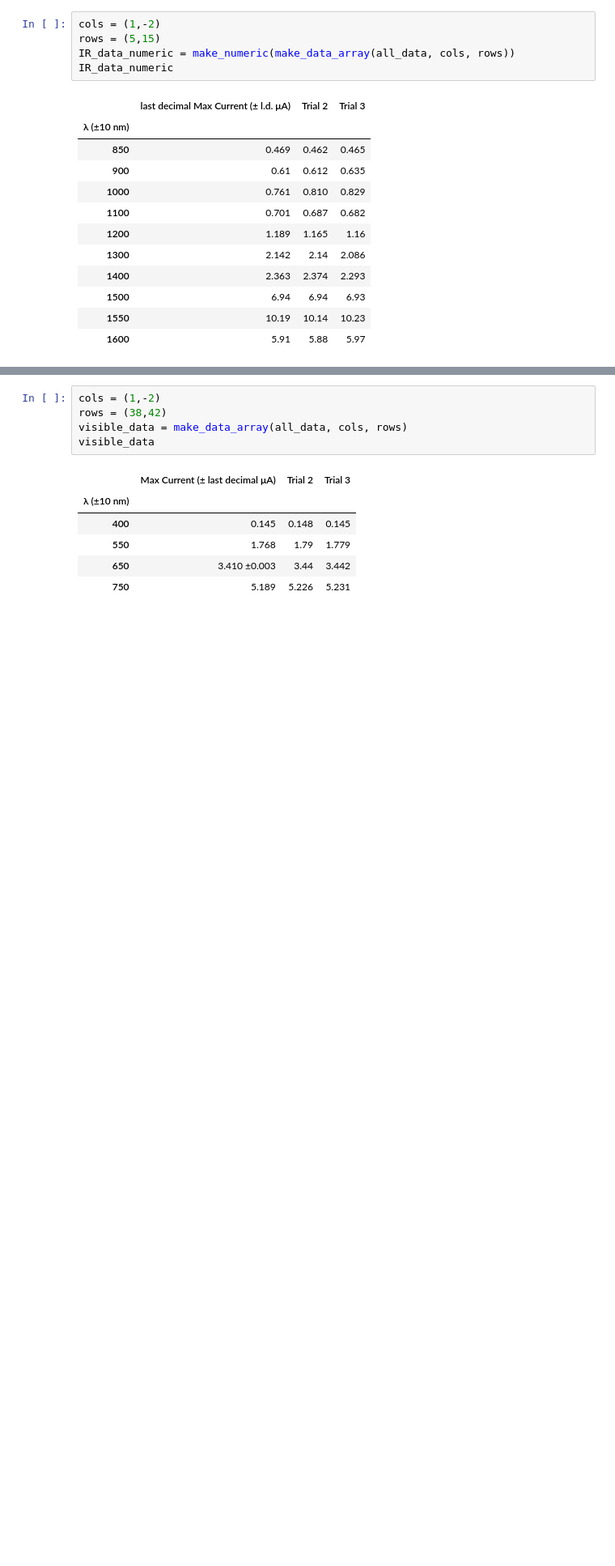
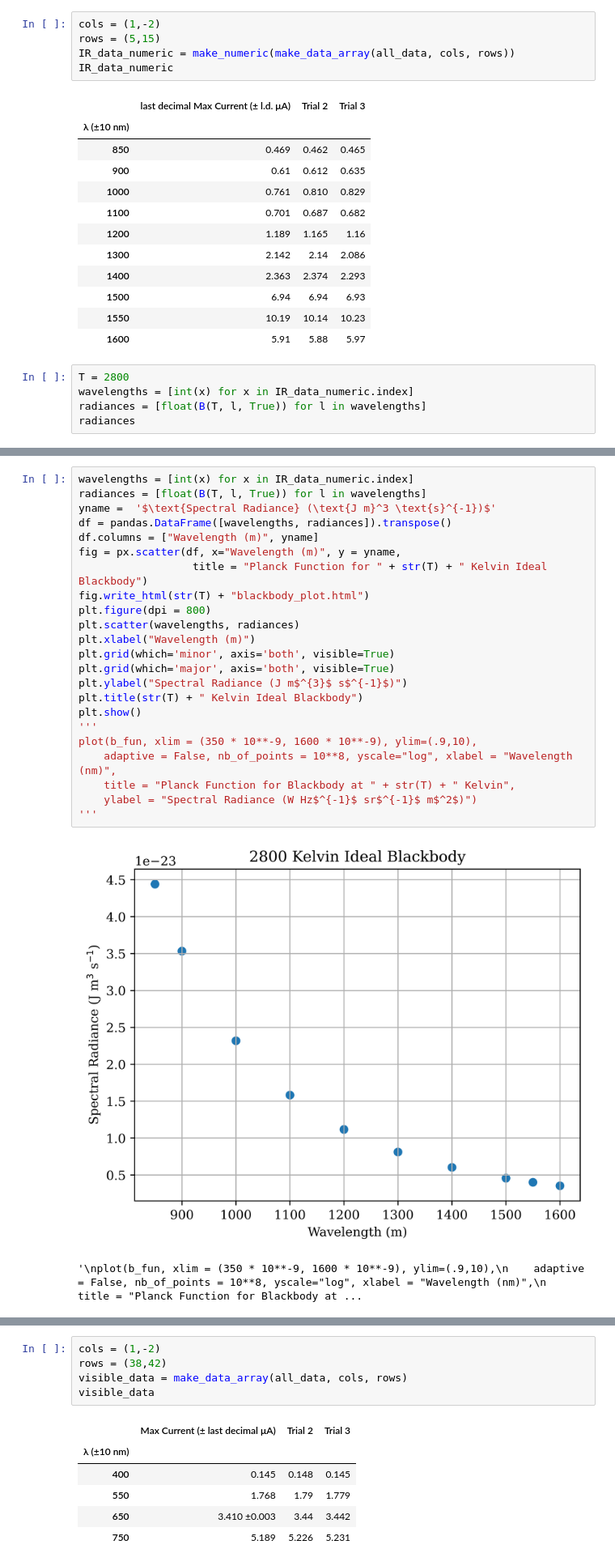
Before and after one commit to MarcosP7635/Ay105, a Jupyter notebook: Lab1.ipynb, the cells around one changed output, grey strips where cells are left out. Shown at 81% size. Cells and saved outputs as stored; diff of their text form; blank space fills up the shorter version.

```diff
--- a/Lab1.ipynb
+++ b/Lab1.ipynb
@@ -201,3 +201,8 @@ IR_data_numeric
 | 1500 | 6.94 | 6.94 | 6.93 |
 | 1550 | 10.19 | 10.14 | 10.23 |
 | 1600 | 5.91 | 5.88 | 5.97 |
+# %%
+T = 2800
+wavelengths = [int(x) for x in IR_data_numeric.index]
+radiances = [float(B(T, l, True)) for l in wavelengths]
+radiances
@@ -203,0 +220,26 @@ IR_data_numeric
+# %%
+wavelengths = [int(x) for x in IR_data_numeric.index]
+radiances = [float(B(T, l, True)) for l in wavelengths]
+yname =  '$\text{Spectral Radiance} (\text{J m}^3 \text{s}^{-1})$'
+df = pandas.DataFrame([wavelengths, radiances]).transpose()
+df.columns = ["Wavelength (m)", yname]
+fig = px.scatter(df, x="Wavelength (m)", y = yname,
+                  title = "Planck Function for " + str(T) + " Kelvin Ideal Blackbody")
+fig.write_html(str(T) + "blackbody_plot.html")
+plt.figure(dpi = 800)
+plt.scatter(wavelengths, radiances)
+plt.xlabel("Wavelength (m)")
+plt.grid(which='minor', axis='both', visible=True)
+plt.grid(which='major', axis='both', visible=True)
+plt.ylabel("Spectral Radiance (J m$^{3}$ s$^{-1}$)")
+plt.title(str(T) + " Kelvin Ideal Blackbody")
+plt.show()
+'''
+plot(b_fun, xlim = (350 * 10**-9, 1600 * 10**-9), ylim=(.9,10),
+    adaptive = False, nb_of_points = 10**8, yscale="log", xlabel = "Wavelength (nm)",
+    title = "Planck Function for Blackbody at " + str(T) + " Kelvin",
+    ylabel = "Spectral Radiance (W Hz$^{-1}$ sr$^{-1}$ m$^2$)")
+'''
+# %% [output]
+[figure, added]
+'\nplot(b_fun, xlim = (350 * 10**-9, 1600 * 10**-9), ylim=(.9,10),\n    adaptive = False, nb_of_points = 10**8, yscale="log", xlabel = "Wavelength (nm)",\n    title = "Planck Function for Blackbody at ...
```
Also changed, not shown: parts of 9 cells of this notebook, 4 other files.
